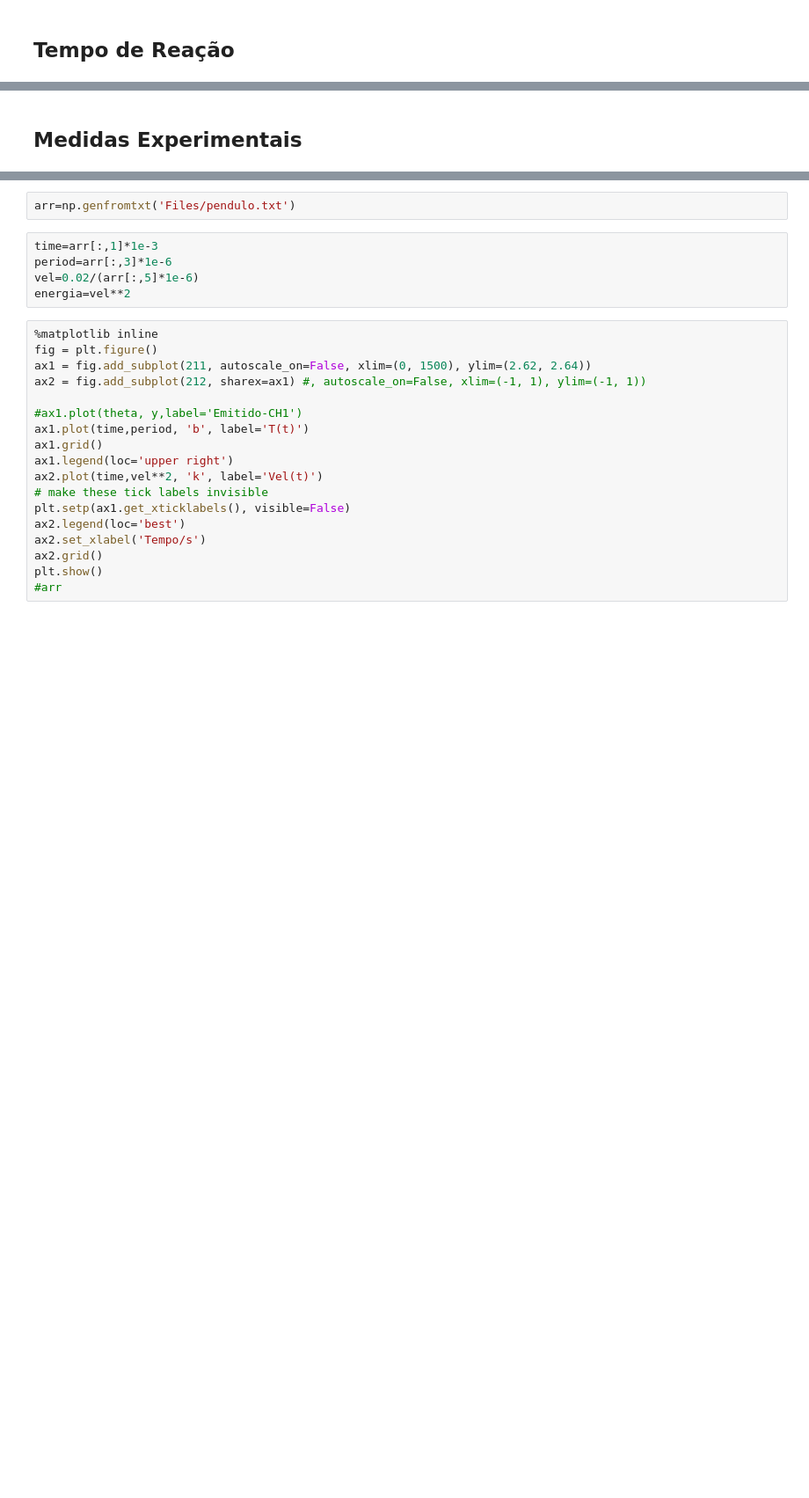
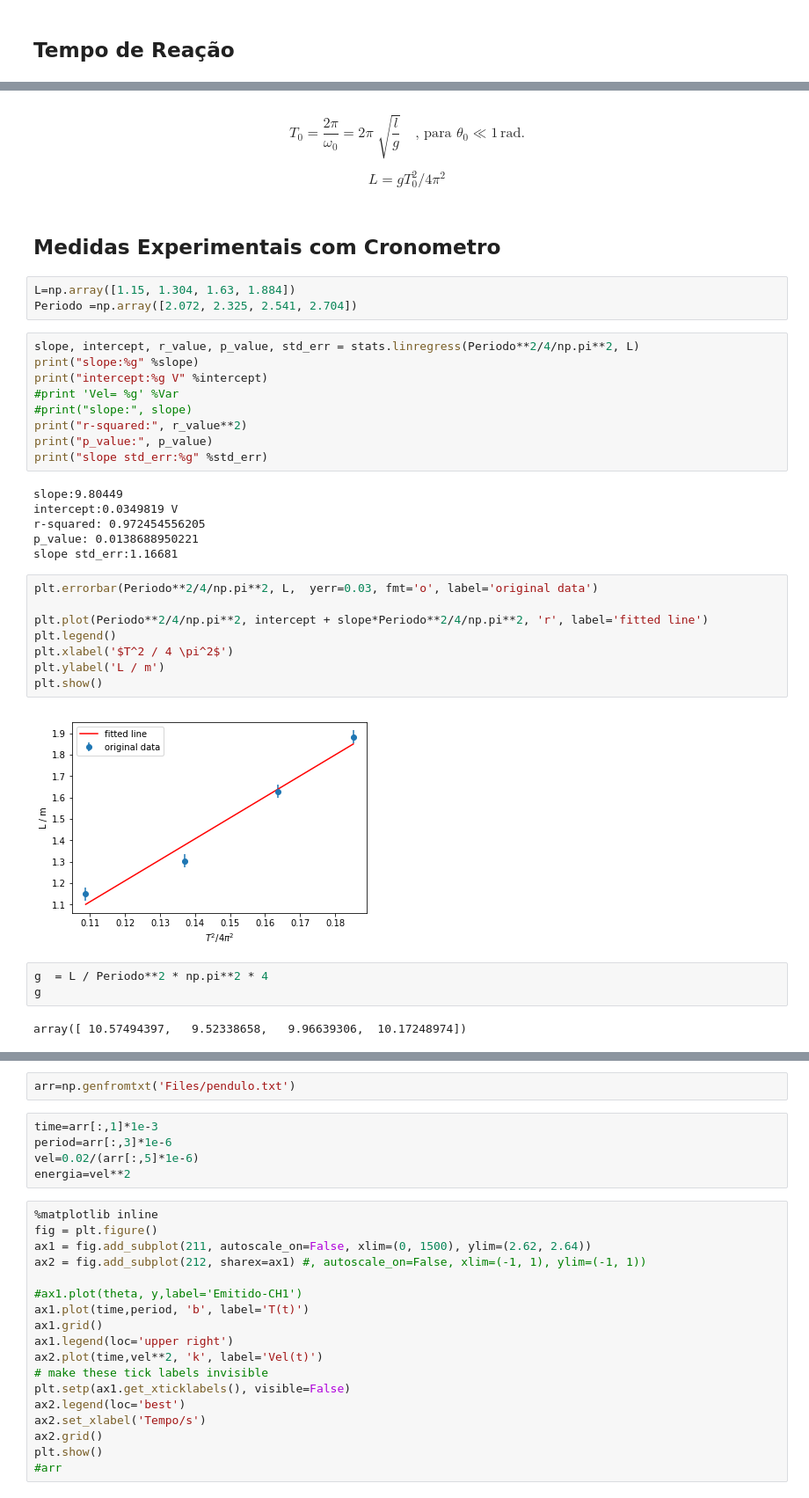
Before and after one commit to bernardocarvalho/life-jupyter, a Jupyter notebook: Pendulo_Simples.ipynb, the cells around one changed output, grey strips where cells are left out. Shown at 88% size. Saved outputs shown, nothing was run; the diff lists cells and outputs as text; blank space fills up the shorter version.

```diff
--- a/Pendulo_Simples.ipynb
+++ b/Pendulo_Simples.ipynb
@@ -92,2 +101,40 @@ tReacDesvPad = tReac/2/distQuedaMed * distQuedaDesvPad
+# %% [markdown]
+$$T_0 = \frac{2 \pi}{\omega_0} = 2\pi\; \sqrt{\frac{l}{g}} \quad  \text{, para }	\theta_0 \ll 1 \, \mathrm{rad}.
+$$
+
+$$ L = g T_0^2 / 4\pi^2 $$
 # %% [markdown]
-## Medidas Experimentais
+## Medidas Experimentais com Cronometro
+# %%
+L=np.array([1.15, 1.304, 1.63, 1.884])
+Periodo =np.array([2.072, 2.325, 2.541, 2.704])
+# %%
+slope, intercept, r_value, p_value, std_err = stats.linregress(Periodo**2/4/np.pi**2, L)
+print("slope:%g" %slope)
+print("intercept:%g V" %intercept)
+#print 'Vel= %g' %Var
+#print("slope:", slope)
+print("r-squared:", r_value**2)
+print("p_value:", p_value)
+print("slope std_err:%g" %std_err)
+# %% [output]
+slope:9.80449
+intercept:0.0349819 V
+r-squared: 0.972454556205
+p_value: 0.0138688950221
+slope std_err:1.16681
+# %%
+plt.errorbar(Periodo**2/4/np.pi**2, L,  yerr=0.03, fmt='o', label='original data')
+
+plt.plot(Periodo**2/4/np.pi**2, intercept + slope*Periodo**2/4/np.pi**2, 'r', label='fitted line')
+plt.legend()
+plt.xlabel('$T^2 / 4 \pi^2$')
+plt.ylabel('L / m')
+plt.show()
+# %% [output]
+[figure, added]
+# %%
+g  = L / Periodo**2 * np.pi**2 * 4
+g
+# %% [output]
+array([ 10.57494397,   9.52338658,   9.96639306,  10.17248974])
```
Also changed, not shown: parts of 3 cells of this notebook.
